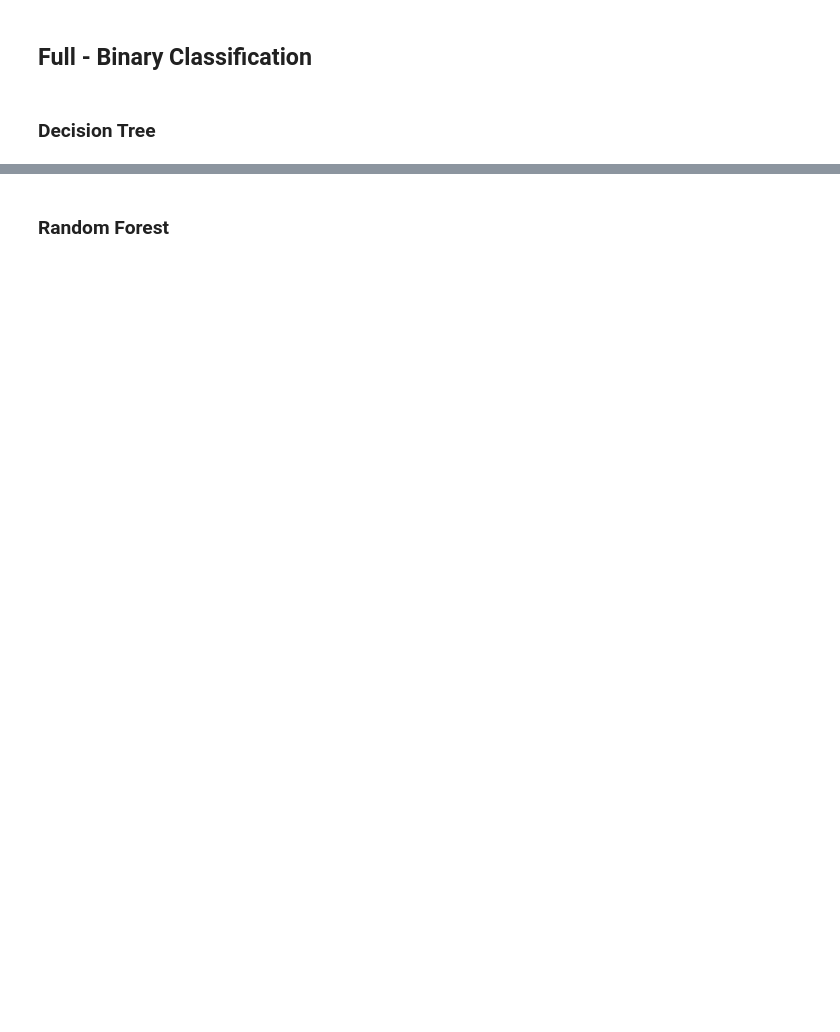
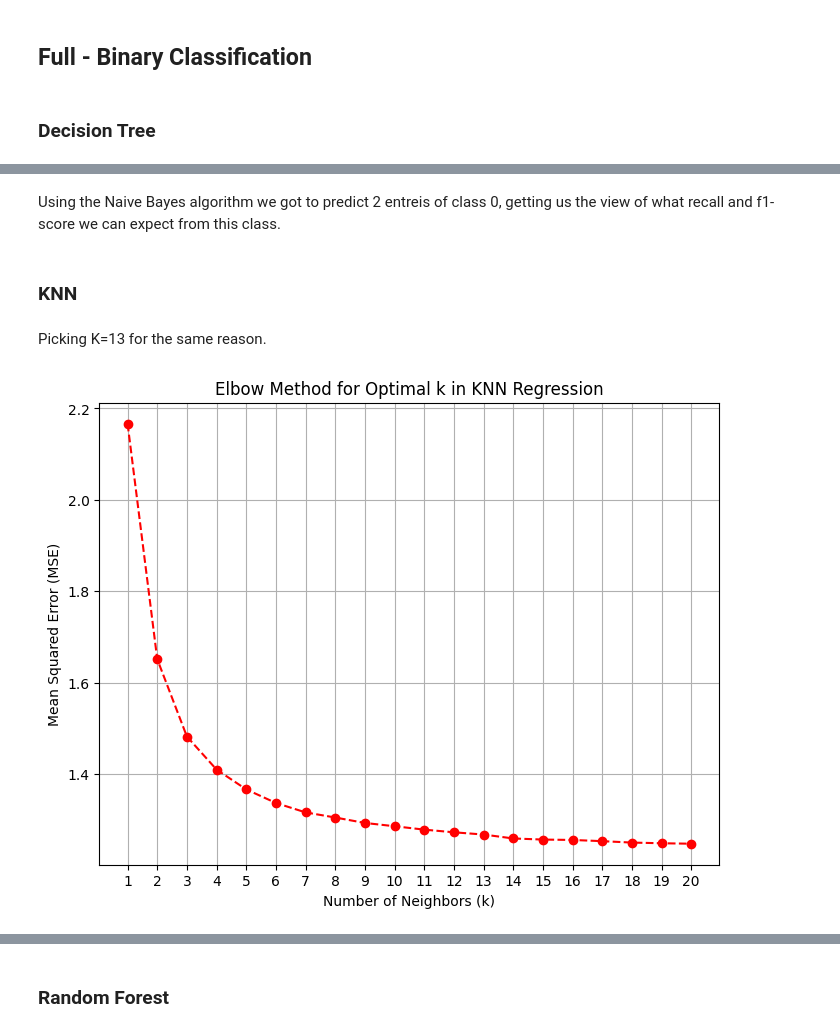
Before and after one commit to BolachinhaAmericana/MSc-MachineLearning, a Jupyter notebook: Supervised.ipynb, the cells around one changed output, grey strips where cells are left out. Drawn from its saved outputs; the diff is of its cells as text; code cells hidden in the pictures; blank space fills up the shorter version.

```diff
--- a/Supervised.ipynb
+++ b/Supervised.ipynb
@@ -85,0 +777,32 @@ weighted avg       0.73      0.70      0.71      2743
+# %% [markdown]
+Using the Naive Bayes algorithm we got to predict 2 entreis of class 0, getting us the view of what recall and f1-score we can expect from this class.
+# %% [markdown]
+### KNN
+# %% [markdown]
+Picking K=13 for the same reason.
+# %%
+# Range of k values to test
+k_values = range(1, 21)
+
+# List to store cross-validated MSE scores
+mse_scores = []
+
+# Loop through each k value
+for k in k_values:
+    knn = KNeighborsRegressor(n_neighbors=k)
+    # Perform 5-fold cross-validation with negative MSE (to minimize)
+    neg_mse_scores = cross_val_score(knn, X, y, cv=5, scoring='neg_mean_squared_error')
+    # Store the mean MSE for the current k
+    mse_scores.append(-neg_mse_scores.mean())  # Convert to positive MSE
+
+# Plot the results
+plt.figure(figsize=(8, 6))
+plt.plot(k_values, mse_scores, marker='o', linestyle='--', color='r')
+plt.xlabel('Number of Neighbors (k)')
+plt.ylabel('Mean Squared Error (MSE)')
+plt.title('Elbow Method for Optimal k in KNN Regression')
+plt.xticks(k_values)
+plt.grid(True)
+plt.show()
+# %% [output]
+[figure, added]
```
Also changed, not shown: parts of 111 cells of this notebook.
